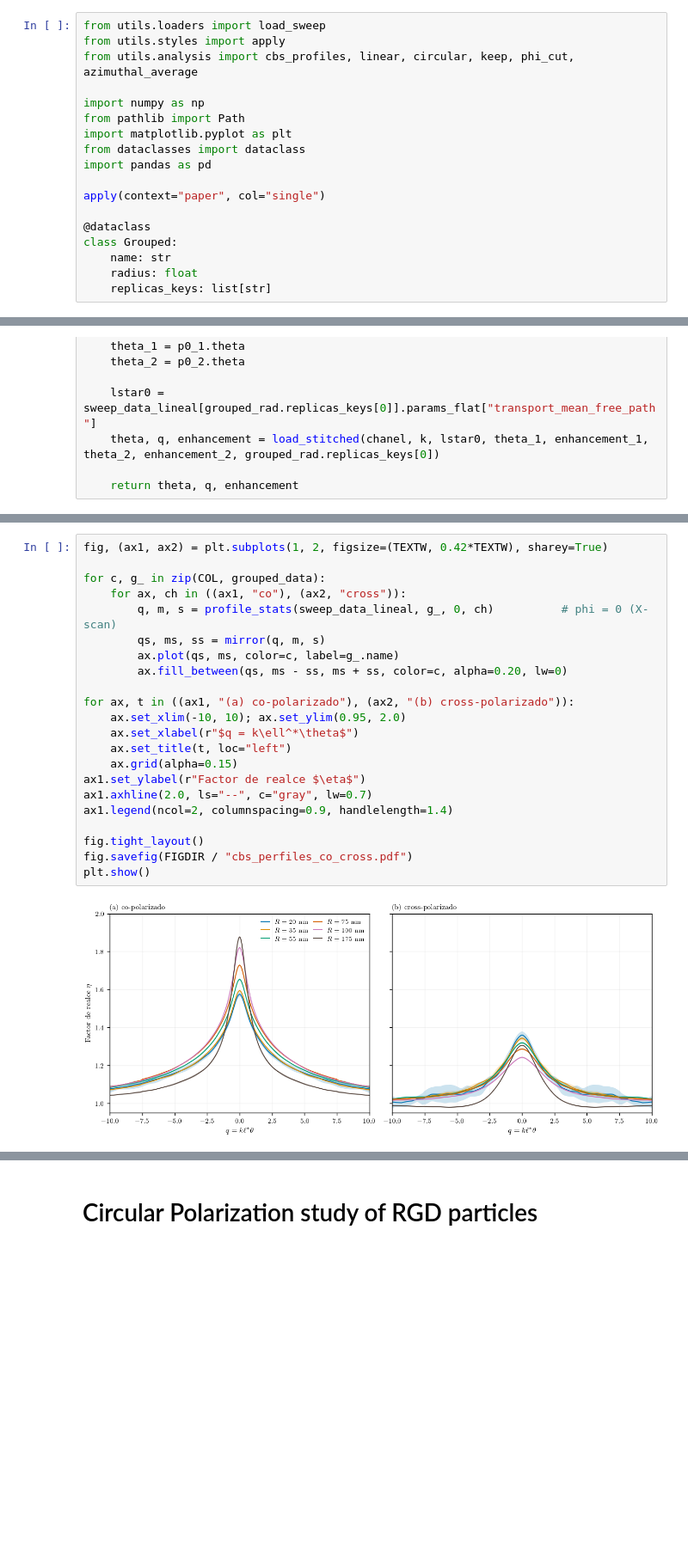
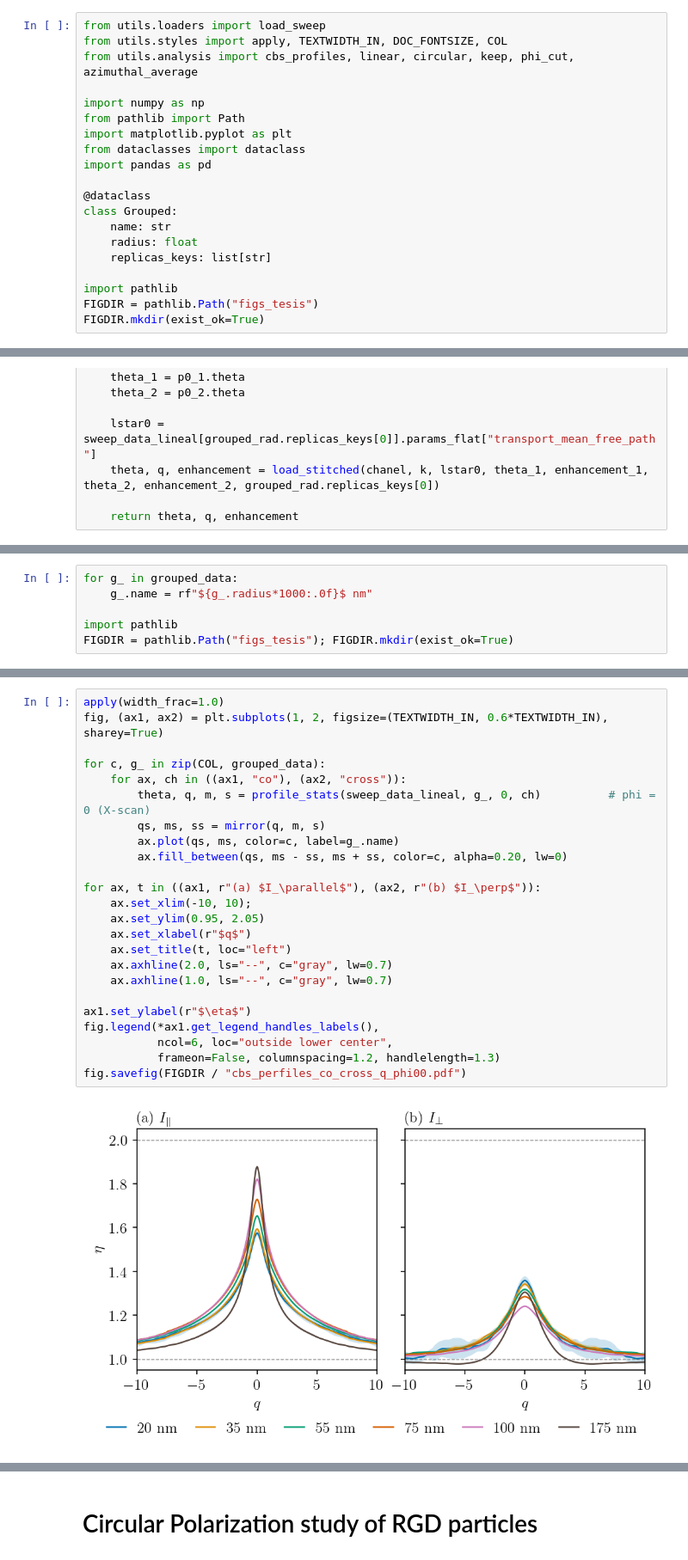
Before and after one commit to niaggar/luminis-mc, a Jupyter notebook: plots/rgd_particles/particles.ipynb, the cells around one changed output, grey strips where cells are left out. Shown at 86% size. Saved outputs shown, nothing was run; the diff lists cells and outputs as text; blank space fills up the shorter version.

Commit message:
[add] rgd particles plots

```diff
--- a/plots/rgd_particles/particles.ipynb
+++ b/plots/rgd_particles/particles.ipynb
@@ -4,7 +4,7 @@ import os
 sys.path.append(os.path.abspath("../../"))
 # %%
 from utils.loaders import load_sweep
-from utils.styles import apply
+from utils.styles import apply, TEXTWIDTH_IN, DOC_FONTSIZE, COL
 from utils.analysis import cbs_profiles, linear, circular, keep, phi_cut, azimuthal_average
 
 import numpy as np
@@ -13,13 +13,15 @@ import matplotlib.pyplot as plt
 from dataclasses import dataclass
 import pandas as pd
 
-apply(context="paper", col="single")
-
 @dataclass
 class Grouped:
     name: str
     radius: float
     replicas_keys: list[str]
+
+import pathlib
+FIGDIR = pathlib.Path("figs_tesis")
+FIGDIR.mkdir(exist_ok=True)
 # %%
 save_path = "/Users/niaggar/Results"
 
@@ -179 +162,7 @@ FIGDIR = pathlib.Path("figs_tesis"); FIGDIR.mkdir(exist_ok=True)
+# %%
+for g_ in grouped_data:
+    g_.name = rf"${g_.radius*1000:.0f}$ nm"
+
+import pathlib
+FIGDIR = pathlib.Path("figs_tesis"); FIGDIR.mkdir(exist_ok=True)
 # %%
@@ -204,27 +197,29 @@ def mirror(q, *ys):
     """Espejo -q..+q para presentacion estilo Iwai (valido: I(th,phi)=I(th,phi+pi))."""
     return (np.r_[-q[::-1], q],) + tuple(np.r_[y[::-1], y] for y in ys)
 # %%
-fig, (ax1, ax2) = plt.subplots(1, 2, figsize=(TEXTW, 0.42*TEXTW), sharey=True)
+apply(width_frac=1.0)
+fig, (ax1, ax2) = plt.subplots(1, 2, figsize=(TEXTWIDTH_IN, 0.6*TEXTWIDTH_IN), sharey=True)
 
 for c, g_ in zip(COL, grouped_data):
     for ax, ch in ((ax1, "co"), (ax2, "cross")):
-        q, m, s = profile_stats(sweep_data_lineal, g_, 0, ch)          # phi = 0 (X-scan)
+        theta, q, m, s = profile_stats(sweep_data_lineal, g_, 0, ch)          # phi = 0 (X-scan)
         qs, ms, ss = mirror(q, m, s)
         ax.plot(qs, ms, color=c, label=g_.name)
         ax.fill_between(qs, ms - ss, ms + ss, color=c, alpha=0.20, lw=0)
 
-for ax, t in ((ax1, "(a) co-polarizado"), (ax2, "(b) cross-polarizado")):
-    ax.set_xlim(-10, 10); ax.set_ylim(0.95, 2.0)
-    ax.set_xlabel(r"$q = k\ell^*\theta$")
+for ax, t in ((ax1, r"(a) $I_\parallel$"), (ax2, r"(b) $I_\perp$")):
+    ax.set_xlim(-10, 10);
+    ax.set_ylim(0.95, 2.05)
+    ax.set_xlabel(r"$q$")
     ax.set_title(t, loc="left")
-    ax.grid(alpha=0.15)
-ax1.set_ylabel(r"Factor de realce $\eta$")
-ax1.axhline(2.0, ls="--", c="gray", lw=0.7)
-ax1.legend(ncol=2, columnspacing=0.9, handlelength=1.4)
+    ax.axhline(2.0, ls="--", c="gray", lw=0.7)
+    ax.axhline(1.0, ls="--", c="gray", lw=0.7)
 
-fig.tight_layout()
-fig.savefig(FIGDIR / "cbs_perfiles_co_cross.pdf")
-plt.show()
+ax1.set_ylabel(r"$\eta$")
+fig.legend(*ax1.get_legend_handles_labels(),
+           ncol=6, loc="outside lower center",
+           frameon=False, columnspacing=1.2, handlelength=1.3)
+fig.savefig(FIGDIR / "cbs_perfiles_co_cross_q_phi00.pdf")
 # %% [output]
-[figure, old version]
+[figure, new version]
 # %%
```
Also changed, not shown: parts of 23 cells of this notebook, 42 other files.
